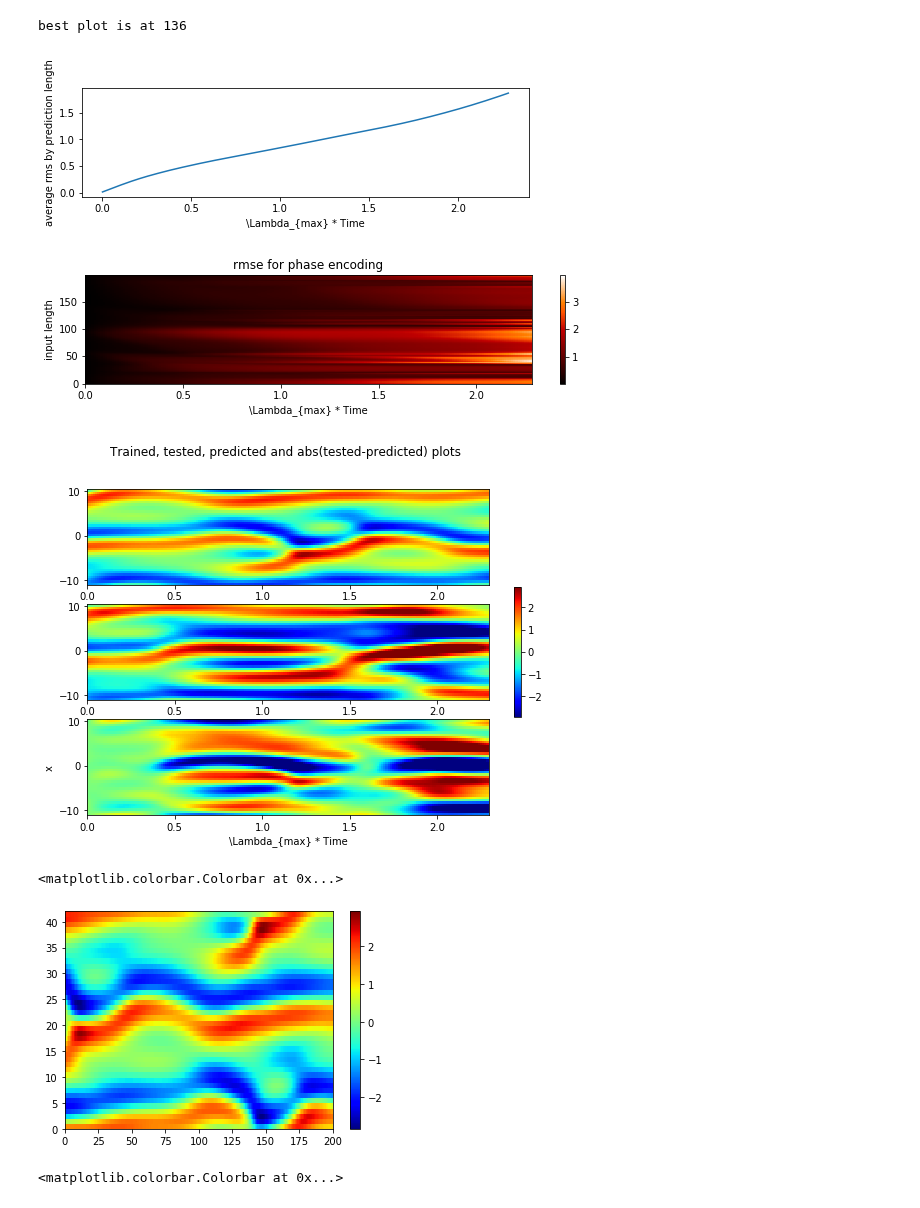
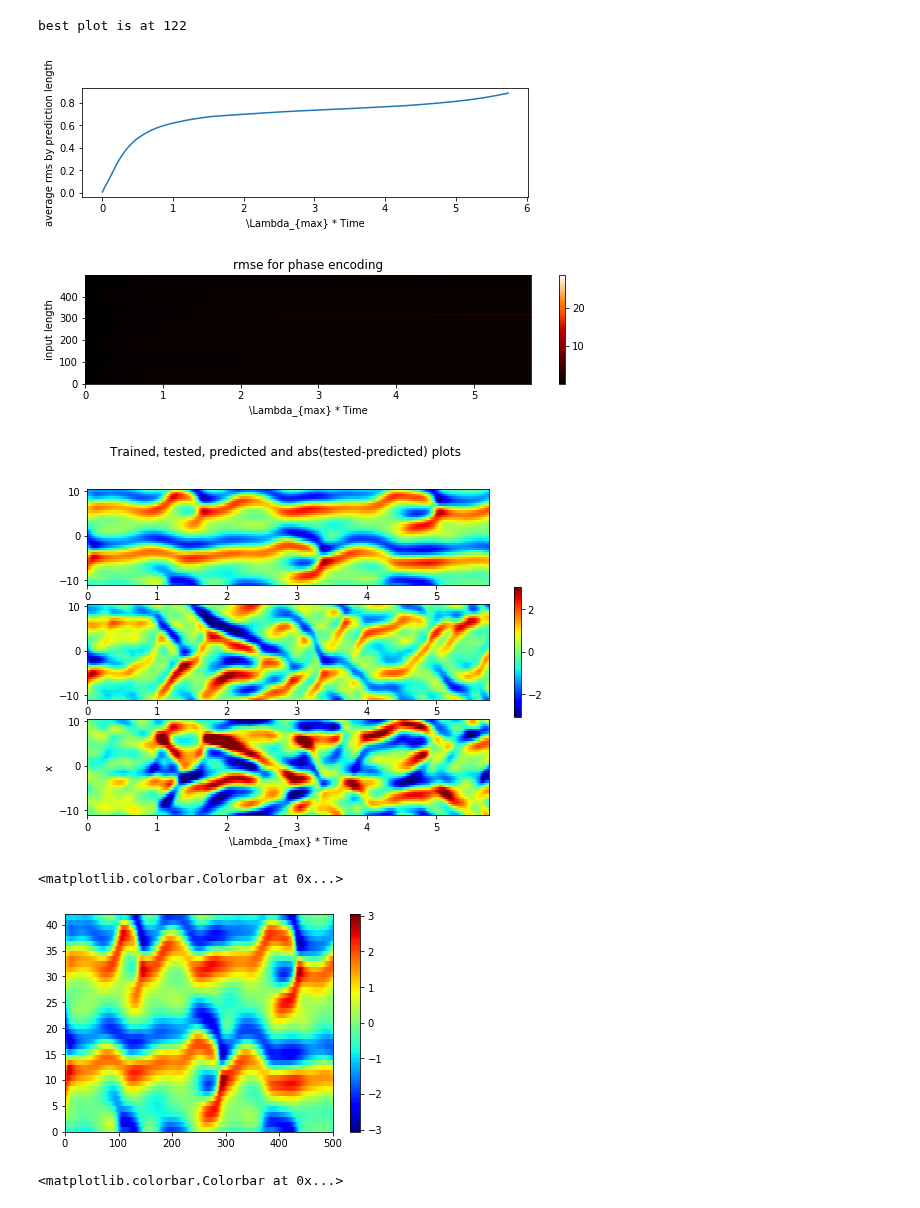
Before and after one commit to jon-dong/reservoir-computing-python, a Jupyter notebook: kuramoto_sivashinsky_phase_simulation.ipynb, the cells around one changed output. Saved outputs shown, nothing was run; the diff lists cells and outputs as text; code cells hidden in the pictures.

Commit message:
some changes in encodings. useless parametters are cleared. kuramoto simulation for dmd is added

```diff
--- a/kuramoto_sivashinsky_phase_simulation.ipynb
+++ b/kuramoto_sivashinsky_phase_simulation.ipynb
@@ -38,8 +38,8 @@ spatial_points = 42
 spatial_points_ = spatial_points
 lyap_exp = 0.0461
 n_train = 2000
-n_test = 2000
-forget = 200
+n_test = 1000
+forget = 100
 parallel_runs = 1
 ks_data_origin, xx_, tt = data1D.kuramoto_sivashinsky_matlab(sequence_length=n_train+n_test, n_sequence=n_sequence, spatial_points=spatial_points)
 # ks_data_origin=ks_data_origin+np.random.rand(ks_data_origin.shape[0],ks_data_origin.shape[1],ks_data_origin.shape[2])
@@ -52,9 +52,9 @@ b = Reservoir(n_res=2000, res_scale=0.21, res_encoding='phase',
 #               scale_input_MinMax = (-np.pi, np.pi), scale_res_MinMax = (0, 0.1), scale_output_MinMax = (-np.pi, np.pi), # data standardization
               raw_input_feature = True, enc_input_feature = False, # concatenated states properties
               random_projection='simulation', weights_type='complex gaussian',
-              activation_fun='intensity_in_tanh', activation_param=1.5,
-              parallel_runs=parallel_runs, bias_scale=0.0, leak_rate=0.,
-              pred_horizon=1, rec_pred_steps=200, forget = forget,
+              activation_fun='intensity_in_tanh', activation_param=np.pi/2,
+              parallel_runs=parallel_runs, bias_scale=0, leak_rate=0,
+              pred_horizon=1, rec_pred_steps=460, forget = forget,
               train_method='ridge', train_param=1, verbose=1
              )
 
@@ -94,7 +86,7 @@ plt.savefig('only_intensity.png')
 # ks_data_test, _, _ = data1D.kuramoto_sivashinsky_matlab(sequence_length=n_test, n_sequence=n_sequence, spatial_points=spatial_points)
 # ks_data_test = ks_data_origin
 
-parallel = 200
+parallel = 100
 ks_data_test = ks_data_origin[:, n_train:, :]
 # %%
 # Algorithm testing
@@ -131,6 +136,7 @@ plt.plot(time_pred[:], rmse_vec[:])
 # scipy.io.savemat('time_pred_new_2.mat', dict(time_pred_new_2=time_pred))
 # scipy.io.savemat('rmse_vec_new_2.mat', dict(rmse_vec_new_2=rmse_vec))
 plt.show;
+# plt.savefig('phase_LM_kuramoto_rmse.png', dpi=400)
 
 plt.figure(2,figsize=(10,2))
 plt.title('rmse for phase encoding')
@@ -142,16 +148,10 @@ plt.show;
 
 spatial_points = spatial_points_
 xx = xx_
-n_input =np.argmin(rmse_vert)
+n_input = np.argmin(np.sum(rmse[:,:100],axis=1)) # np.argmin(rmse_vert)
 # i=0
 # time = (tt[0:n_input] if i==0 else tt[0:total_pred])*lyap_exp
-# total_pred = b.pred_horizon*b.rec_pred_steps
-total_pred = b.rec_pred_steps
-# print(total_pred)
-
-# n_input = 500 #round(pred_output.shape[0]/2-300)
-
-
+total_pred = b.pred_horizon*b.rec_pred_steps
 
 # input_data = data_utils.scale(ks_data_test[0, b.forget:b.forget+total_pred, :], (-np.pi, np.pi))
 # targetted_data = data_utils.scale(ks_data_test[0, n_input+b.forget:n_input+b.forget+total_pred, :], (-np.pi, np.pi))
@@ -166,44 +166,45 @@ vmin = -vmax
 
 # plot training data
 fig, axs = plt.subplots(3, 1, sharex=False, figsize=(9,6))
 plt.suptitle('Trained, tested, predicted and abs(tested-predicted) plots                       ')
 plt.ylabel('x')
 plt.xlabel('\Lambda_{max} * Time')
 # print(targetted_data.shape)
 # print(prediction.shape)
 # datum = [input_data, targetted_data, prediction, np.abs(targetted_data-prediction)]
 datum = [targetted_data, prediction, targetted_data-prediction]
 # print(datum[0].shape)
 # time = (tt[0:n_input+b.forget] if i==0 else tt[0:total_pred])*lyap_exp
 # xx_axs, time_axs = np.mgrid[xx, time]
 xx_axs = np.zeros((spatial_points, total_pred))
 time_axs = np.zeros((spatial_points, total_pred))
 for i in range(total_pred):
     xx_axs[:, i] = xx
 for i in range(spatial_points):
     time_axs[i, :] = (tt[n_input+b.forget:n_input+b.forget+total_pred]-tt[n_input+b.forget])*lyap_exp
 for i in range(3):
     # im=axs[i].pcolormesh(time, xx, datum[i].T, cmap='viridis', vmin=vmin, vmax=vmax)
     im=axs[i].pcolormesh(time_axs, xx_axs, datum[i].T, cmap=plt.get_cmap('jet'), vmin=vmin, vmax=vmax)
 fig.colorbar(im, ax=axs.ravel().tolist(), shrink=0.4)
+# plt.savefig('phase_SLM_kuramoto_pred.png', dpi=400)
 
 # plt.figure(3,figsize=(9,2.5))
 # im=plt.pcolormesh(time_axs, xx_axs, datum[2].T, cmap='gray')
 # plt.colorbar(im)
-# # plt.savefig('DND_input_data.png')
+# plt.savefig('DND_input_data.png')
 
 print('best plot is at '+str(np.argmin(rmse_vert)))
 # %% [output]
-best plot is at 136
+best plot is at 122
-[figure, old version]
+[figure, new version]
-[figure, old version]
+[figure, new version]
-[figure, old version]
+[figure, new version]
 # %%
 im=plt.pcolormesh(datum[0].T, cmap=plt.get_cmap('jet'))
 plt.colorbar(im)
 # %% [output]
 <matplotlib.colorbar.Colorbar at 0x...>
-[figure, old version]
+[figure, new version]
 # %%
 im=plt.pcolormesh(datum[1].T, cmap=plt.get_cmap('jet'))
 plt.colorbar(im)
```
Also changed, not shown: parts of 6 cells of this notebook, 5 other files.
